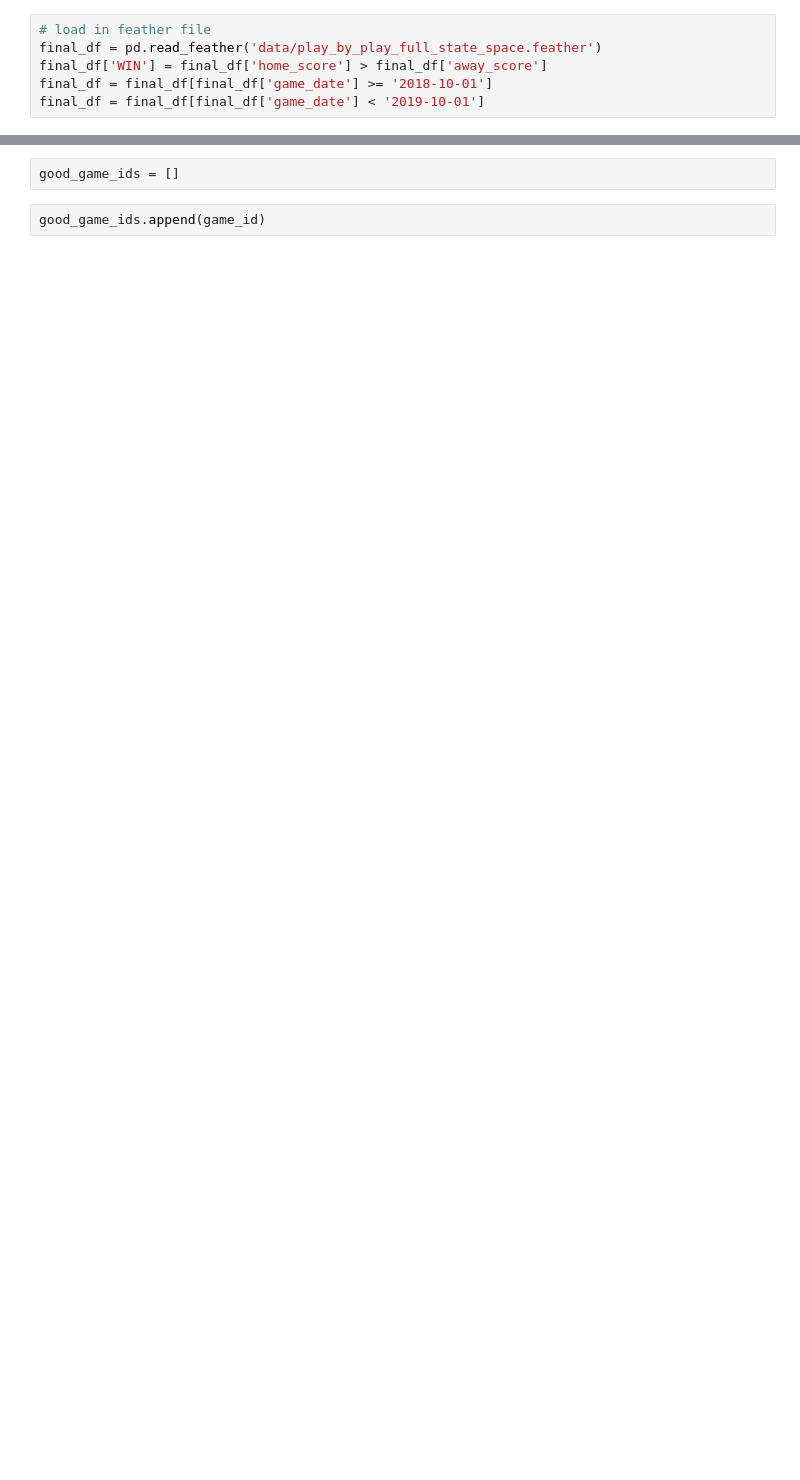
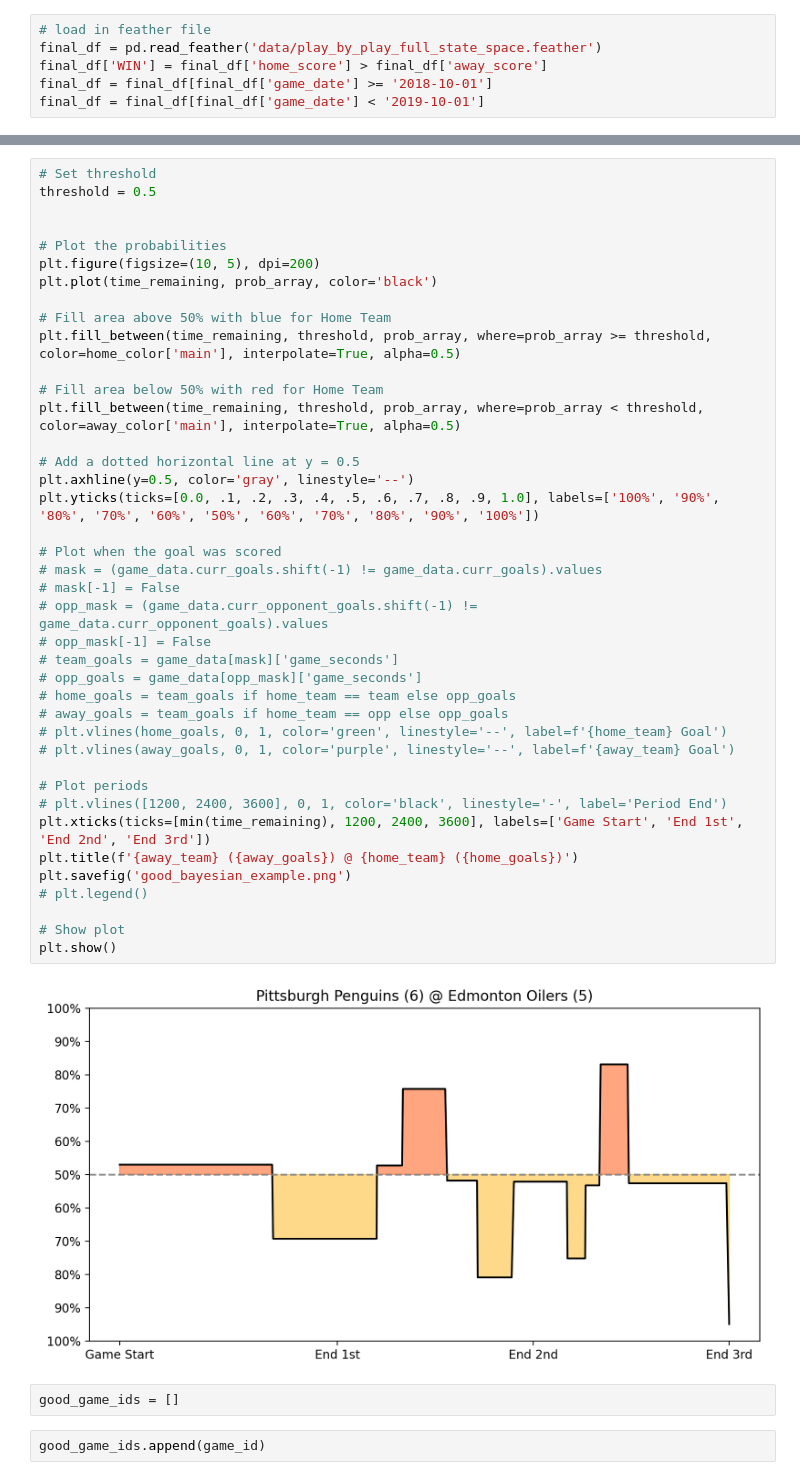
Before and after one commit to jeffxhansen/NHL_Win_Predictor, a Jupyter notebook: jason.ipynb, the cells around one changed output, grey strips where cells are left out. Saved outputs shown, nothing was run; the diff lists cells and outputs as text; blank space fills up the shorter version.

```diff
--- a/jason.ipynb
+++ b/jason.ipynb
@@ -117,3 +155,45 @@ Away Score: 5
+# %%
+# Set threshold
+threshold = 0.5
+
+
+# Plot the probabilities
+plt.figure(figsize=(10, 5), dpi=200)
+plt.plot(time_remaining, prob_array, color='black')
+
+# Fill area above 50% with blue for Home Team
+plt.fill_between(time_remaining, threshold, prob_array, where=prob_array >= threshold, color=home_color['main'], interpolate=True, alpha=0.5)
+
+# Fill area below 50% with red for Home Team
+plt.fill_between(time_remaining, threshold, prob_array, where=prob_array < threshold, color=away_color['main'], interpolate=True, alpha=0.5)
+
+# Add a dotted horizontal line at y = 0.5
+plt.axhline(y=0.5, color='gray', linestyle='--')
+plt.yticks(ticks=[0.0, .1, .2, .3, .4, .5, .6, .7, .8, .9, 1.0], labels=['100%', '90%', '80%', '70%', '60%', '50%', '60%', '70%', '80%', '90%', '100%'])
+
+# Plot when the goal was scored
+# mask = (game_data.curr_goals.shift(-1) != game_data.curr_goals).values
+# mask[-1] = False
+# opp_mask = (game_data.curr_opponent_goals.shift(-1) != game_data.curr_opponent_goals).values
+# opp_mask[-1] = False
+# team_goals = game_data[mask]['game_seconds']
+# opp_goals = game_data[opp_mask]['game_seconds']
+# home_goals = team_goals if home_team == team else opp_goals
+# away_goals = team_goals if home_team == opp else opp_goals
+# plt.vlines(home_goals, 0, 1, color='green', linestyle='--', label=f'{home_team} Goal')
+# plt.vlines(away_goals, 0, 1, color='purple', linestyle='--', label=f'{away_team} Goal')
+
+# Plot periods
+# plt.vlines([1200, 2400, 3600], 0, 1, color='black', linestyle='-', label='Period End')
+plt.xticks(ticks=[min(time_remaining), 1200, 2400, 3600], labels=['Game Start', 'End 1st', 'End 2nd', 'End 3rd'])
+plt.title(f'{away_team} ({away_goals}) @ {home_team} ({home_goals})')
+plt.savefig('good_bayesian_example.png')
+# plt.legend()
+
+# Show plot
+plt.show()
+# %% [output]
+[figure, added]
 # %%
 good_game_ids = []
 # %%
```
Also changed, not shown: parts of 6 cells of this notebook, 9 other files.
